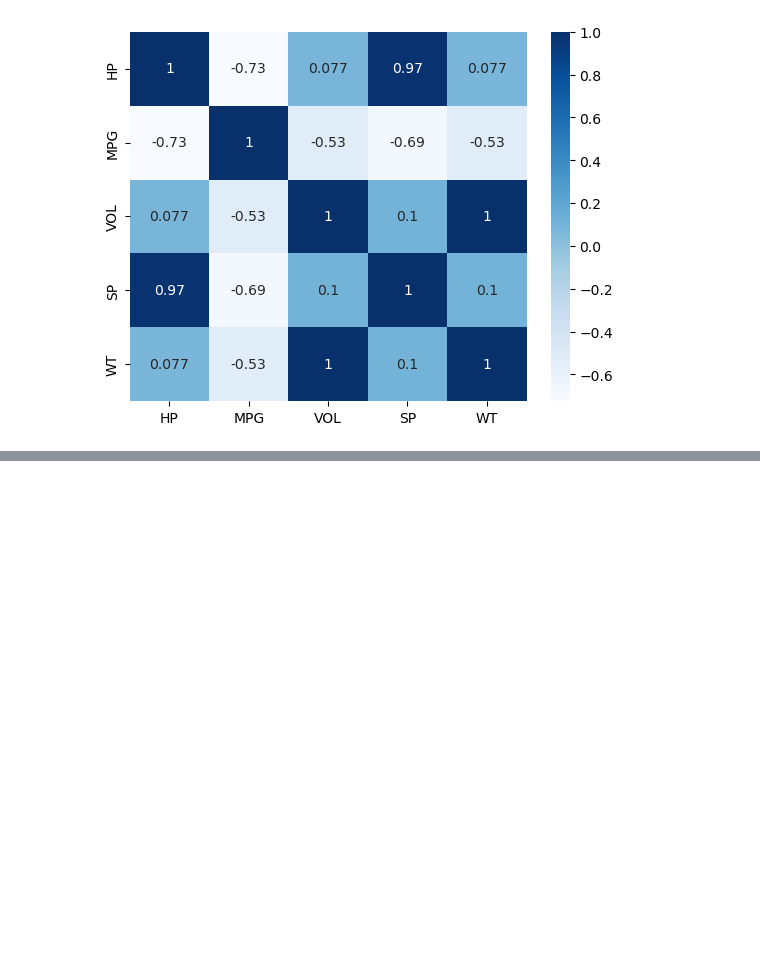
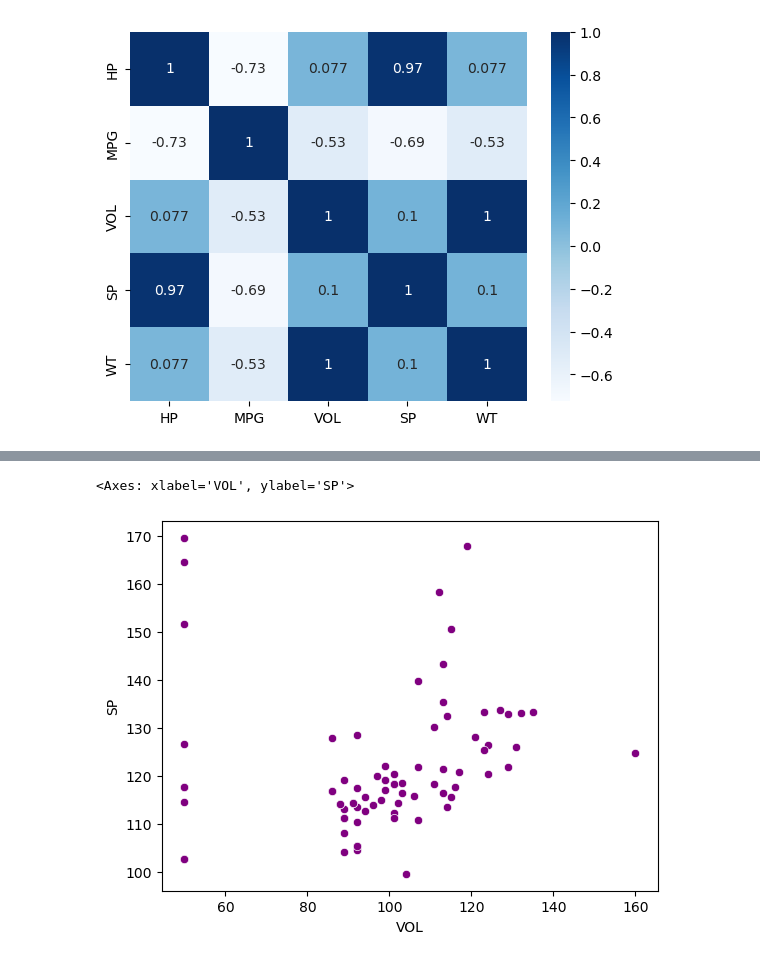
Before and after one commit to yashwanth0690/AD, a Jupyter notebook: day 18.ipynb, the cells around one changed output, grey strips where cells are left out. Saved outputs shown, nothing was run; the diff lists cells and outputs as text; code cells hidden in the pictures; blank space fills up the shorter version.

```diff
--- a/day 18.ipynb
+++ b/day 18.ipynb
@@ -170,0 +186,5 @@ plt.show()
+# %%
+sns.scatterplot(x=cars['VOL'], y=cars['SP'],color='purple')
+# %% [output]
+<Axes: xlabel='VOL', ylabel='SP'>
+[figure, added]
```
Also changed, not shown: parts of 6 cells of this notebook.
